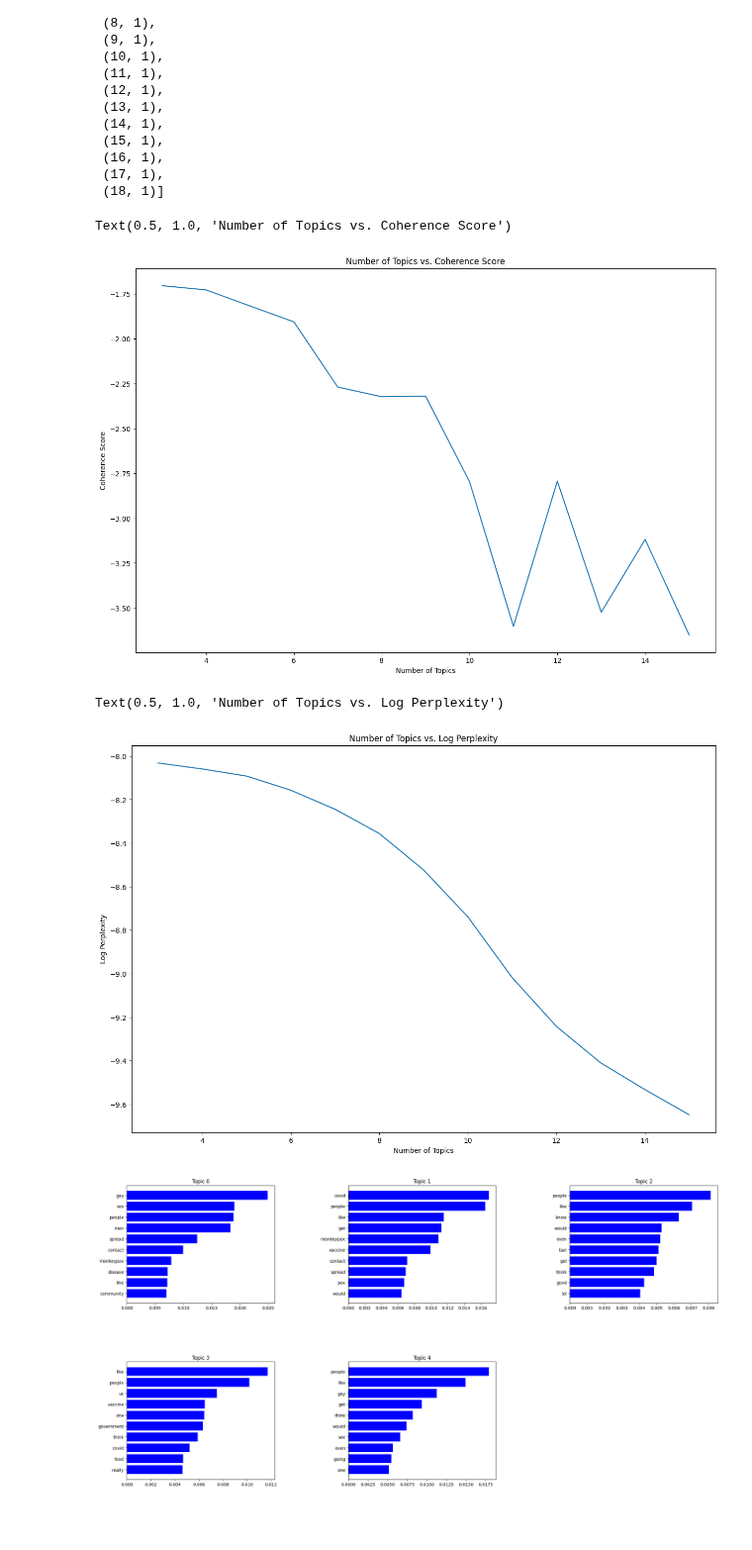
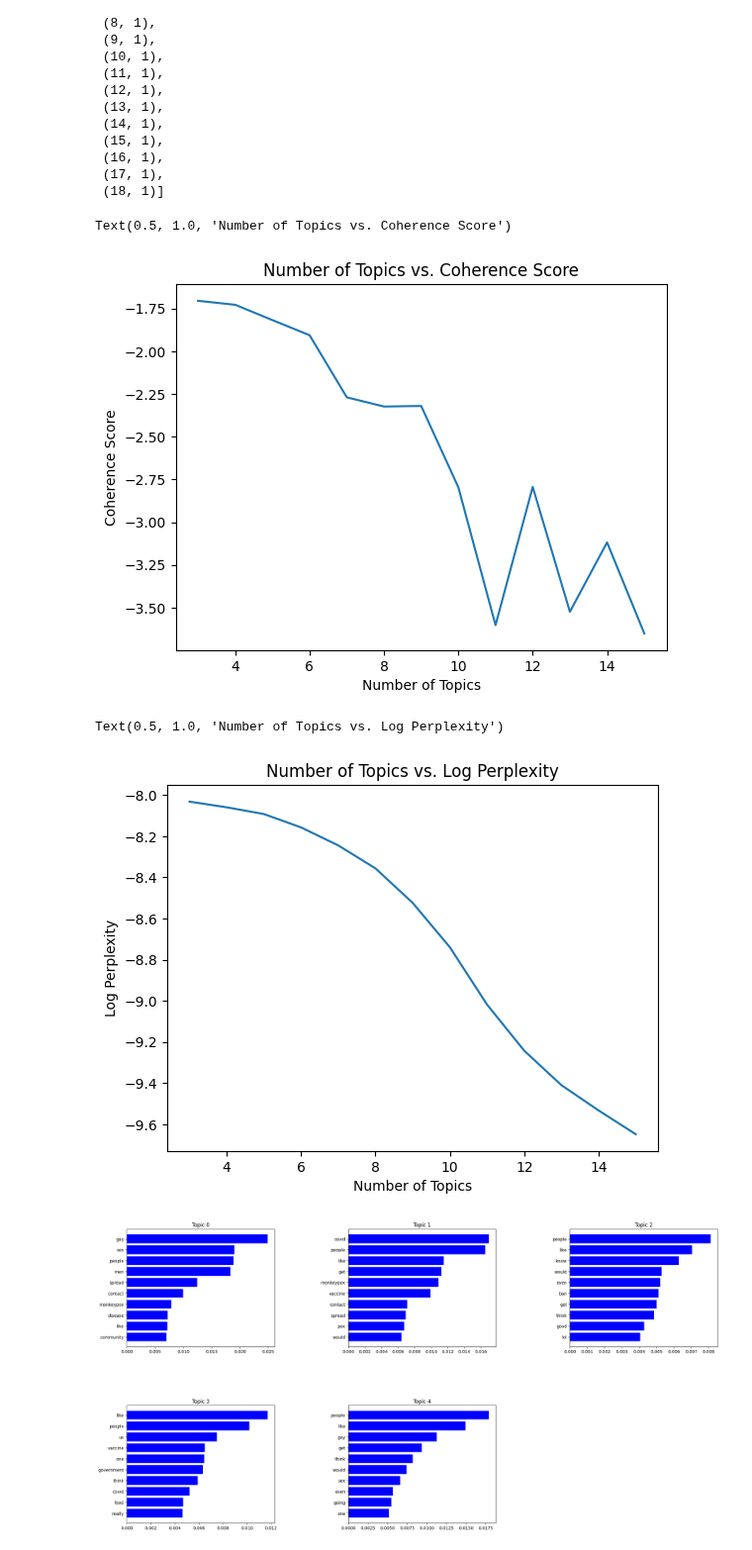
Before and after one commit to ajain300/MonkeyPox-Reddit-DSN, a Jupyter notebook: notebooks/LDA.ipynb, the cells around one changed output. Shown at 99% size. Drawn from its saved outputs; the diff is of its cells as text; code cells hidden in the pictures; blank space fills up the shorter version.

```diff
--- a/notebooks/LDA.ipynb
+++ b/notebooks/LDA.ipynb
@@ -127,25 +127,25 @@ for num_topics in range(3, 16):
 # %%
 # higher is better
 
-plt.figure(figsize=(15, 10))
+# plt.figure(figsize=(15, 10))
 plt.plot(range(3, 16), coherences)
 plt.xlabel("Number of Topics")
 plt.ylabel("Coherence Score")
 plt.title("Number of Topics vs. Coherence Score")
 # %% [output]
 Text(0.5, 1.0, 'Number of Topics vs. Coherence Score')
-[figure, old version]
+[figure, new version]
 # %%
 # lower is better
 
-plt.figure(figsize=(15, 10))
+# plt.figure(figsize=(15, 10))
 plt.plot(range(3, 16), perplexities)
 plt.xlabel("Number of Topics")
 plt.ylabel("Log Perplexity")
 plt.title("Number of Topics vs. Log Perplexity")
 # %% [output]
 Text(0.5, 1.0, 'Number of Topics vs. Log Perplexity')
-[figure, old version]
+[figure, new version]
 # %%
 NUM_TOPICS = 5
 lda_model = LdaModel(
```
Also changed, not shown: 2 other files.
